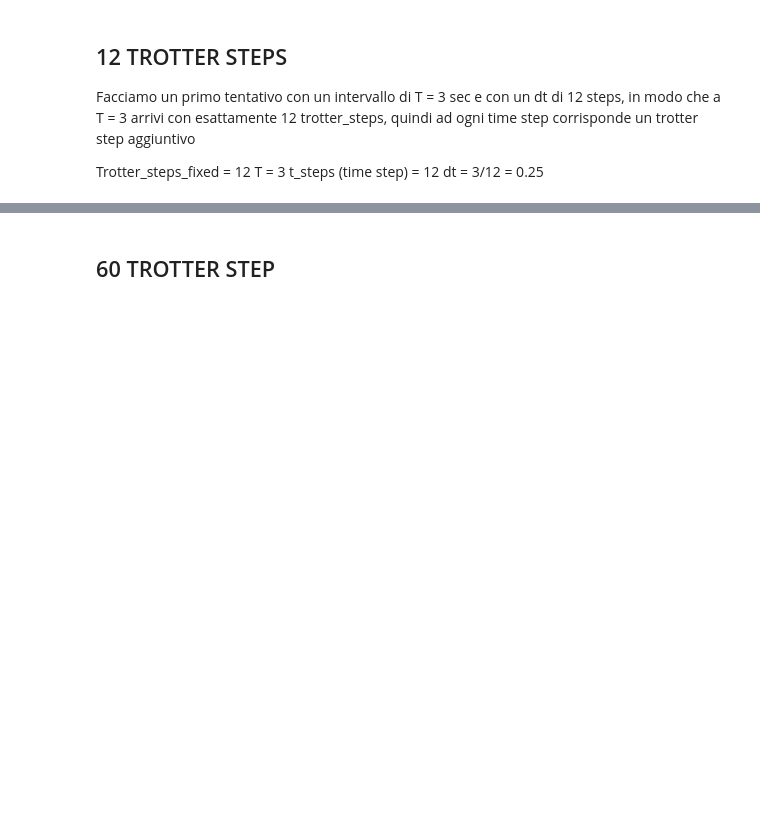
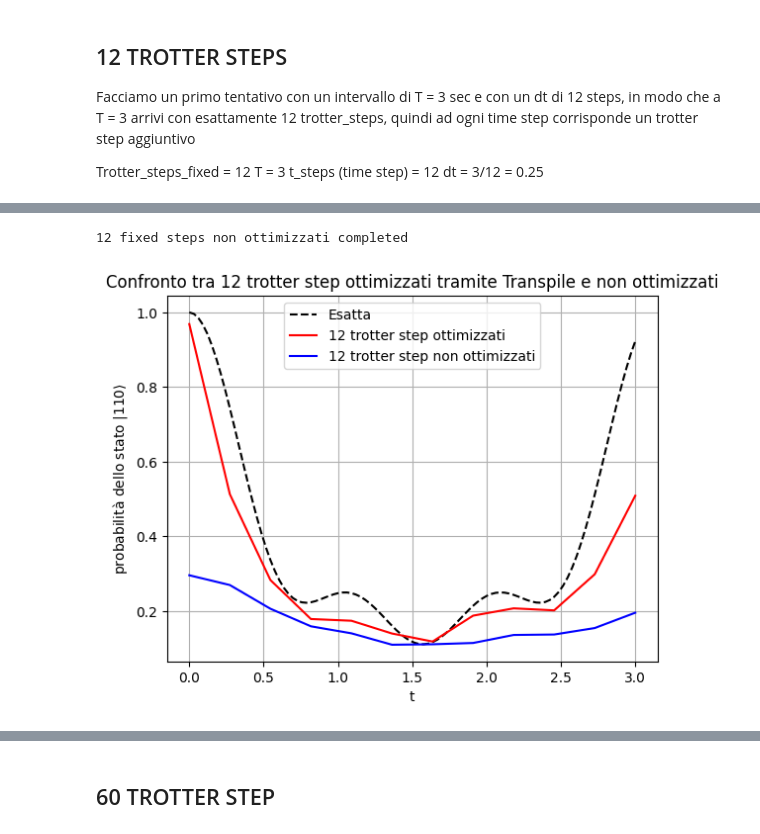
Before and after one commit to qismib/TETrIs, a Jupyter notebook: notebooks/parameter_changes/fixed_vs_dynamic_trotter_steps.ipynb, the cells around one changed output, grey strips where cells are left out. Cells and saved outputs as stored; diff of their text form; code cells hidden in the pictures; blank space fills up the shorter version.

```diff
--- a/notebooks/parameter_changes/fixed_vs_dynamic_trotter_steps.ipynb
+++ b/notebooks/parameter_changes/fixed_vs_dynamic_trotter_steps.ipynb
@@ -209,0 +179,46 @@ plt.show()
+# %%
+#effettuiamo un test per confrontare la curva "fixed" ottimizzata vs una non ottimizzata
+#VEDI TRANSPILE
+trotter_steps_fixed = 12
+probs_unopt = []
+
+
+### Il punto del pass manager è fare in modo che il circuito sia eseguibile su un backend, deve integrare quel backend
+pm_unopt = generate_preset_pass_manager(optimization_level=0)
+
+#facciamo andare il circuito con trotter step fissati
+for sim_t in ts:
+    qc = QuantumCircuit(3)
+    #buildiamo lo stato
+    qc.x(1)
+    qc.x(2)
+
+    trott_steps = Heisenberg_Trotter(num_spins=3,trotter_steps=trotter_steps_fixed,t=sim_t)
+    qc = qc.compose(trott_steps)
+
+
+    isa_circuit    = pm_unopt.run(qc)
+    isa_observable = prj.apply_layout(isa_circuit.layout)
+    estimator       = BackendEstimator(backend=fake_backend)
+    trotter_result = estimator.run([(isa_circuit, isa_observable)]).result()
+    trotter_value  = trotter_result[0].data.evs
+    probs_unopt.append(trotter_value.mean().real)
+
+
+
+print("12 fixed steps non ottimizzati completed")
+# %% [output]
+12 fixed steps non ottimizzati completed
+# %%
+plt.plot(et_ts, probs_110,linestyle="dashed",color="black",label="Esatta")
+plt.plot(ts, probs_fixed,color="red",label="12 trotter step ottimizzati")
+plt.plot(ts, probs_unopt,color="blue",label="12 trotter step non ottimizzati")
+plt.xlabel('t')
+plt.ylabel(r'probabilità dello stato $|110\rangle$')
+plt.title(r'Confronto tra 12 trotter step ottimizzati tramite Transpile e non ottimizzati')
+plt.legend()
+plt.grid()
+plt.savefig('../../png/parameters_change/opt_vs_unopt.png')
+plt.show()
+# %% [output]
+[figure, added]
```
Also changed, not shown: parts of 12 cells of this notebook, 9 other files.
